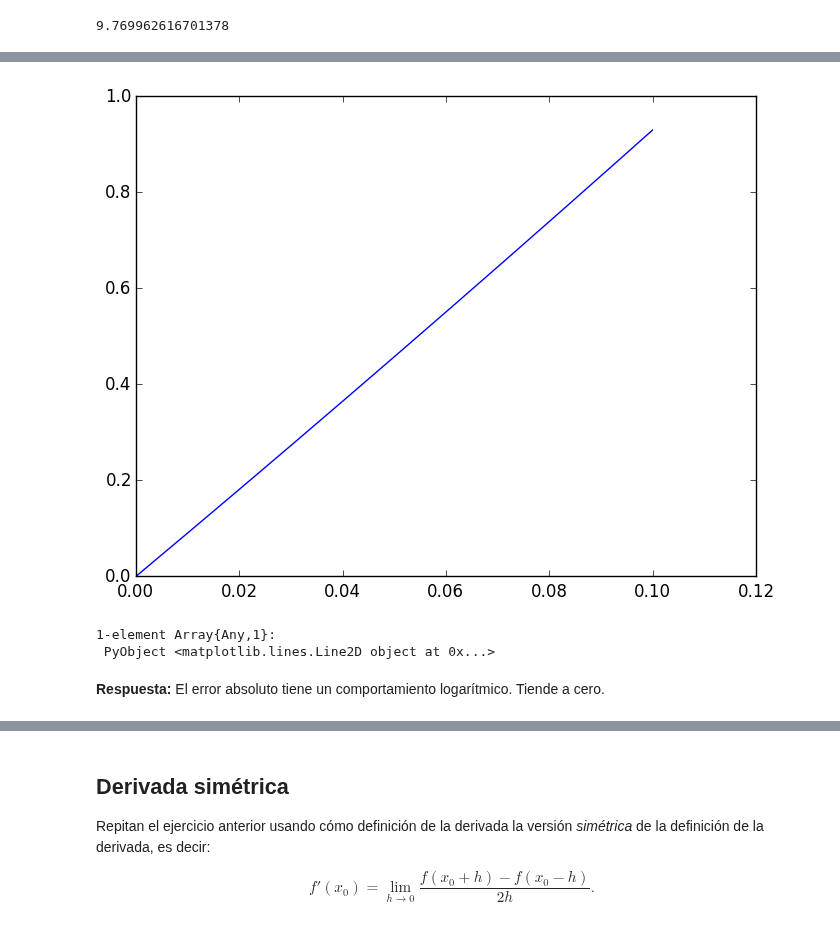
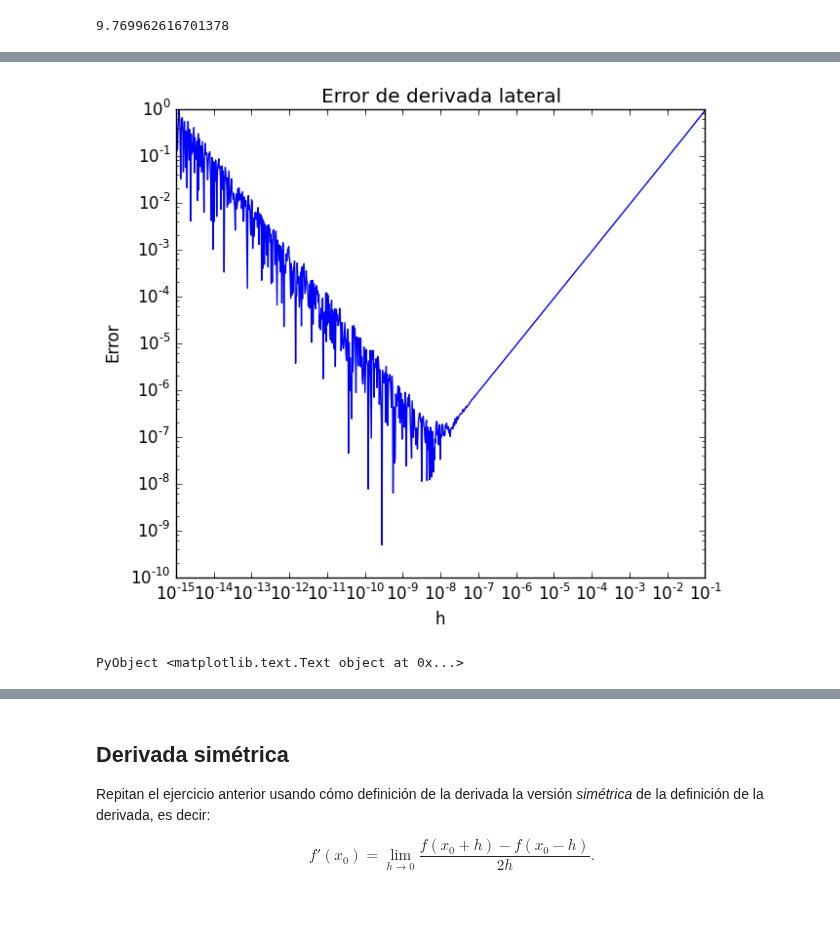
Before and after one commit to lbenet/2016-2_TSFisicaComputacional, a Jupyter notebook: tareas/danmarurr/06_Derivacion_numerica.ipynb, the cells around one changed output, grey strips where cells are left out. Drawn from its saved outputs; the diff is of its cells as text; code cells hidden in the pictures.

```diff
--- a/tareas/danmarurr/06_Derivacion_numerica.ipynb
+++ b/tareas/danmarurr/06_Derivacion_numerica.ipynb
@@ -18,10 +18,12 @@ que requiere la especificación de `h`. (Este método se conoce por el nombre de
 A fin de simular el $\lim_{h\to 0}$, consideren distintos valores de $h$ que precisamente simulen dicho límite. Para cada valor de $h$ calculen el error absoluto del cálculo numérico (respecto al valor *exacto*, que deberán conocer analíticamente). (Para ser concretos, obtengan la derivada de la función de prueba $f(x) = 3x^3-2$, en $x_0=1$.) Dibujen, como función de $h$, el error de su cálculo (usar escala logarítmica en ambos ejes puede ser una buena idea). A partir de eso, ¿qué conclusión podemos sacar sobre *la convergencia* del cálculo numérico de la derivada?
 # %%
 """
-`derivada_derecha(f,x_0,h)` devuelve el valor aproximado de `f'(x_0)` empleando el
-método de aproximación lateral (aproximando el límite)
+`derivada_derecha(f, h, x_0)` devuelve el valor aproximado de `f'(x_0)` empleando el
+método de aproximación lateral (aproximando el límite).
+
+f debe ser una función, h y x_0 números reales. El valor por defecto para x_0 es 0.
 """
-function derivada_derecha(f, h::Float64, x_0 = 0.0)
+function derivada_derecha(f::Function, h::Real, x_0 = 0.0)
     (f(x_0 + h) - f(x_0)) / h
 end
 # %% [output]
@@ -52,9 +46 @@ using PyPlot
 err_deriv = Float64[abs(derivada_derecha(f,x,1)-9) for x in intervalo_h];
-# %%
-plot(intervalo_h, err_deriv)
-# %% [output]
-[figure, removed]
-1-element Array{Any,1}:
- PyObject <matplotlib.lines.Line2D object at 0x...>
-# %% [markdown]
-**Respuesta:** El error absoluto tiene un comportamiento logarítmico. Tiende a cero.
@@ -60,0 +50,10 @@ plot(intervalo_h, err_deriv)
+# %%
+#Graficación del error absoluto usando derivadas laterales, se hace uso de escala loglog
+figure(figsize = (7,6))
+loglog(intervalo_h, err_deriv)
+xlabel("h")
+ylabel("Error")
+title("Error de derivada lateral")
+# %% [output]
+[figure, added]
+PyObject <matplotlib.text.Text object at 0x...>
```
Also changed, not shown: parts of 26 cells of this notebook.
